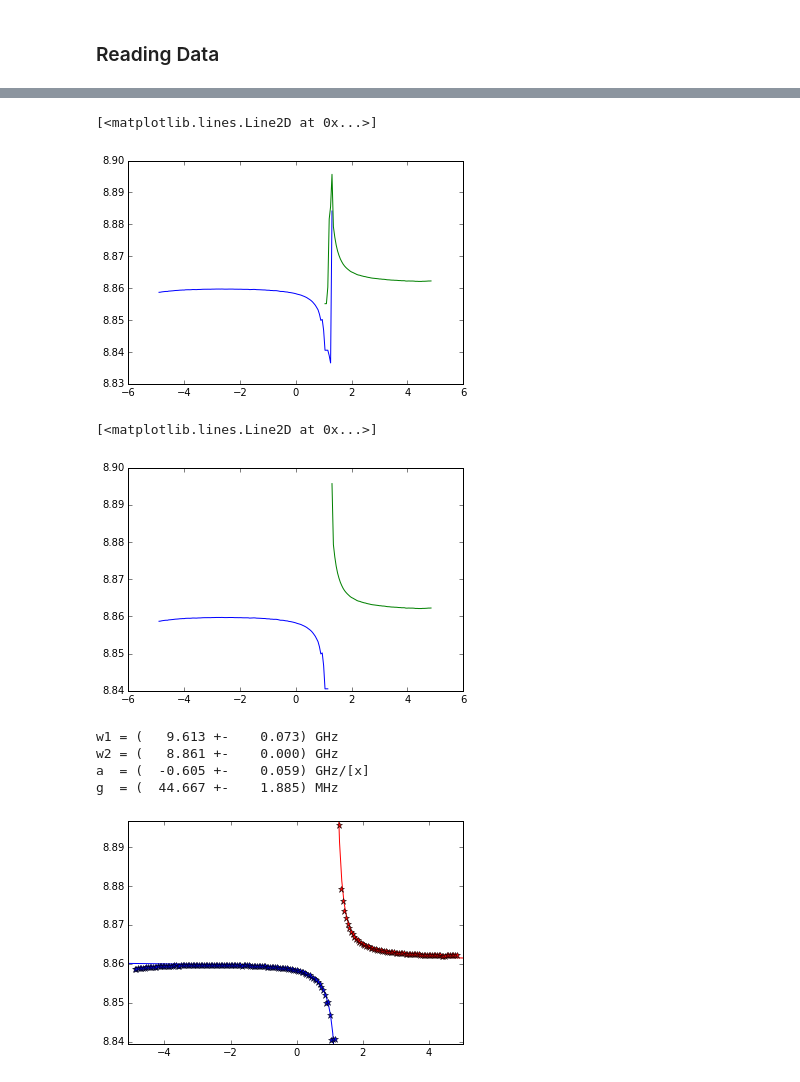
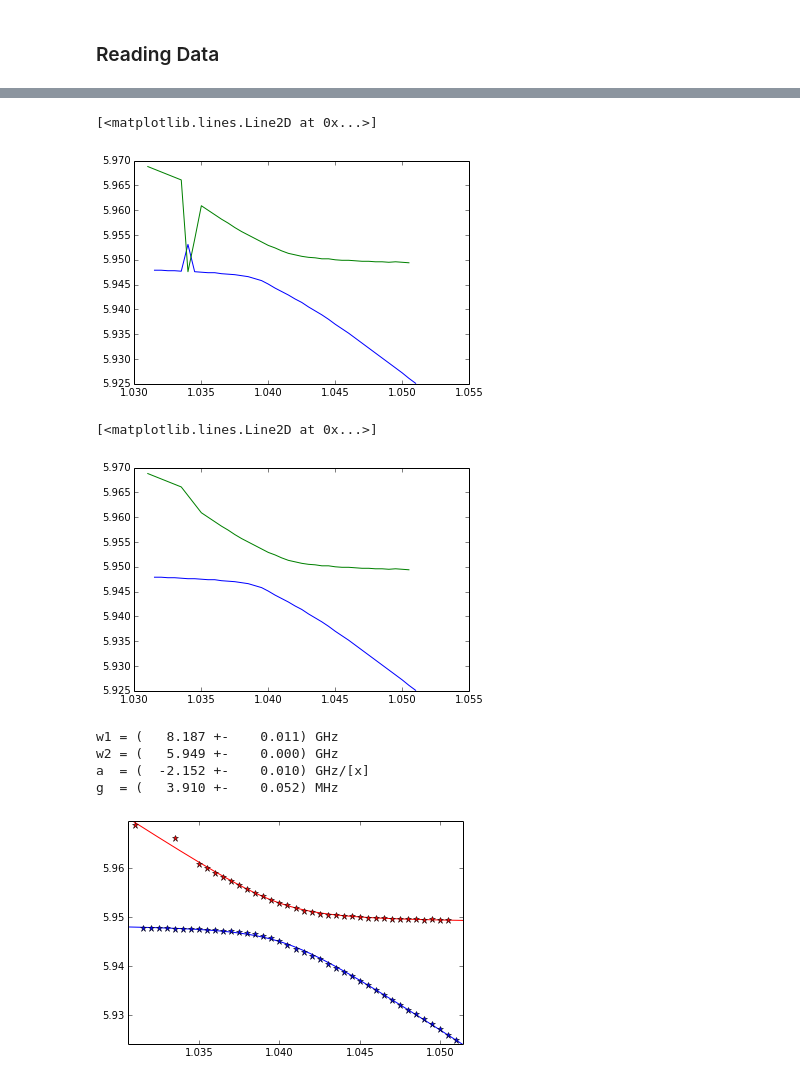
Before and after one commit to qkitgroup/qkit, a Jupyter notebook: qkit/analysis/avoided_crossing_fit/Avoided_Crossing.ipynb, the cells around one changed output, grey strips where cells are left out. Drawn from its saved outputs; the diff is of its cells as text; code cells hidden in the pictures.

```diff
--- a/qkit/analysis/avoided_crossing_fit/Avoided_Crossing.ipynb
+++ b/qkit/analysis/avoided_crossing_fit/Avoided_Crossing.ipynb
@@ -18,3 +18,11 @@ import avoided_crossing_fit as acf
 WARNING:root:no qtLAB environment
 # %% [markdown]
 ### Reading Data
+# %%
+#Reading test data
+#!!! Enter correct directory of the test file !!!
+datatest, fn=dr.load_data("204527_3D_current(mA)_mwfrequency(Hz).h5",['curr', 'mw freq', 'pha'])
+curr, freq, phase_raw = datatest
+
+#Reshape phase (h5 load has shape (x, y, 1), but we need (x, y))
+phase_raw = phase_raw.reshape(53, 500).T
@@ -21,12 +33,14 @@ WARNING:root:no qtLAB environment
 # %%
-#Reading test data
-#!!! Enter correct directory of the test file !!!
-datatest, fn=dr.load_data("102327_2D_current(mA).h5",['curr', 'freq', 'pha'])
-curr, freq, phase_raw, phase_ts = datatest
-phase_raw = phase_raw.reshape(200, 501).T
+phase = phase_raw
+phase[phase > 1.05] = 1.05
+phase[phase < 1] = 1
+
+
 #Applying rank and gaussian filters (this is sometimes nescessary to get good results)
-phase = scd.filters.gaussian_filter1d(phase_raw.T, sigma=5).T
-phase = scd.filters.rank_filter(phase, rank = 0, footprint = np.ones((2,3)))
+#rank is either -1, 0, 1
+phase = scd.filters.rank_filter(phase, rank = 1, footprint = np.ones((5,1)))
+phase = scd.filters.gaussian_filter1d(phase.T, sigma=5).T
+
 
 plt.pcolormesh(curr, freq, phase, cmap="coolwarm", vmin=phase.min(), vmax=phase.max())
 plt.colorbar()
@@ -44,6 +59,5 @@ curr = curr[2:-2]
 # %%
-#avoided_crossing_peakdata needs dips, thus we have to take -phase signal
-#choose not to fit data
-reload(acf)
-lok_max, guess=acf.avoided_crossing_peakdata(curr, freq, -phase, mode = "fit", save_fig = False)
+#avoided_crossing_peakdata needs dips, thus add a - if you have dips in magnitude/if the derivative of your phase signal has dips
+#choose to fit data only if there are few to no missmatched points
+lok_max, guess=acf.avoided_crossing_peakdata(curr, freq, -phase, data_type = 1, mode = "max", save_fig = False)
 # %% [output]
@@ -59,30 +78,31 @@ nz0 = np.nonzero(lok_max[:,0])[0]
 nz1 = np.nonzero(lok_max[:,1])[0]
 plt.plot(curr[nz0], lok_max[nz0,0])
 plt.plot(curr[nz1], lok_max[nz1,1])
-#As you can see there are some unwanted points in the intersection region -> remove them
 # %% [output]
 [<matplotlib.lines.Line2D at 0x...>]
-[figure, old version]
+[figure, new version]
 # %%
-#Remove errors
-nz0 = nz0[0:-3]
-nz1 = np.delete(nz1, range(0,5))
+#Remove errors and swap points if nescessary
+swapindex = np.argmax(lok_max[:, 0])
+lok_max[swapindex, 0], lok_max[swapindex, 1] =lok_max[swapindex, 1], 0
+lok_max[swapindex+1, 1] = 0
+nz1 = np.nonzero(lok_max[:,1])[0]
+
 plt.plot(curr[nz0], lok_max[nz0,0])
 plt.plot(curr[nz1], lok_max[nz1,1])
 #Now it looks way better!
 # %% [output]
 [<matplotlib.lines.Line2D at 0x...>]
-[figure, old version]
+[figure, new version]
 # %%
-#Use crossing_fit, the guess from avoided_crossing_peakdata looks rather poor...
-#It's probably better to let crossing_fit provide it.
-fit_params, fit_errors = acf.crossing_fit(curr[nz0], curr[nz1], lok_max[nz0,0], lok_max[nz1,1])
+#Use crossing_fit, if the initial guess of parameters is poor better leave it empty
+fit_params, fit_errors = acf.crossing_fit(curr[nz0], curr[nz1], lok_max[nz0,0], lok_max[nz1,1], guess = guess)
 # %% [output]
-w1 = (   9.613 +-    0.073) GHz
-w2 = (   8.861 +-    0.000) GHz
-a  = (  -0.605 +-    0.059) GHz/[x]
-g  = (  44.667 +-    1.885) MHz
+w1 = (   8.187 +-    0.011) GHz
+w2 = (   5.949 +-    0.000) GHz
+a  = (  -2.152 +-    0.010) GHz/[x]
+g  = (   3.910 +-    0.052) MHz
-[figure, old version]
+[figure, new version]
 # %%
 font = {'weight' : 'normal', 'size' : 20}
 plt.rc('font', **font)
```
Also changed, not shown: parts of 9 cells of this notebook, 1 other file.
